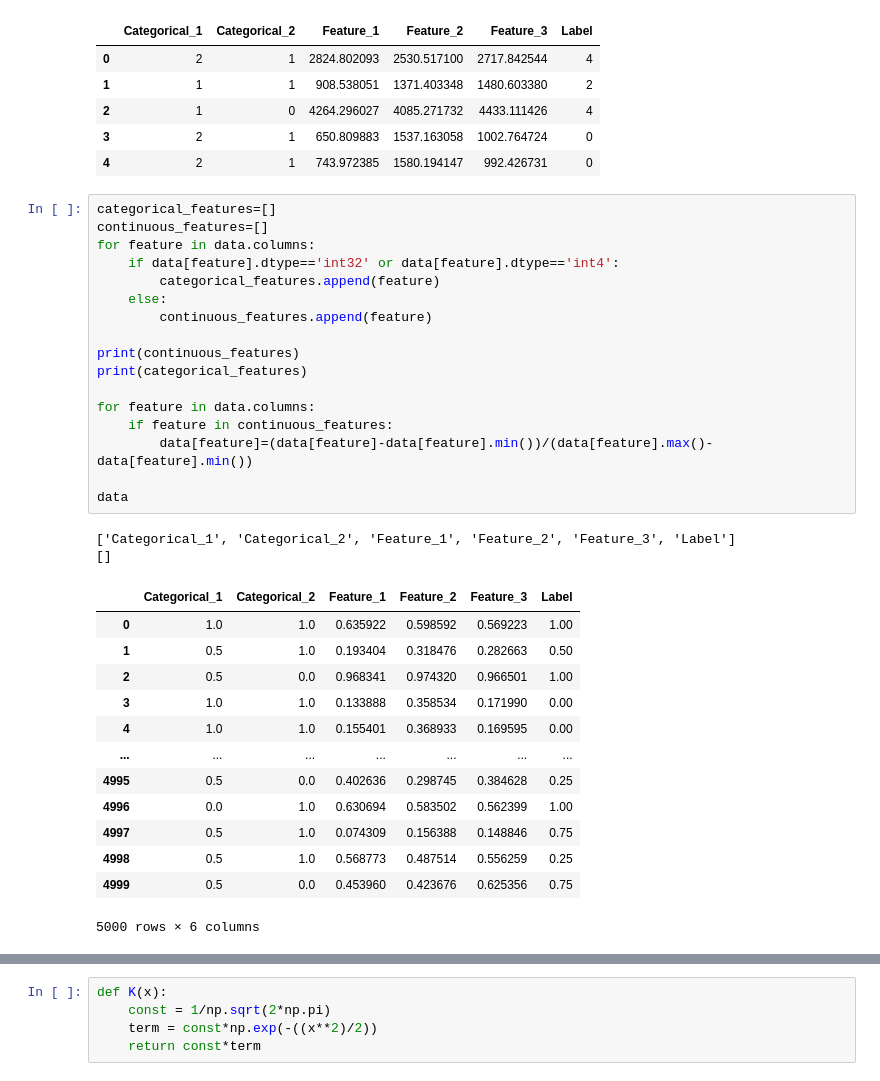
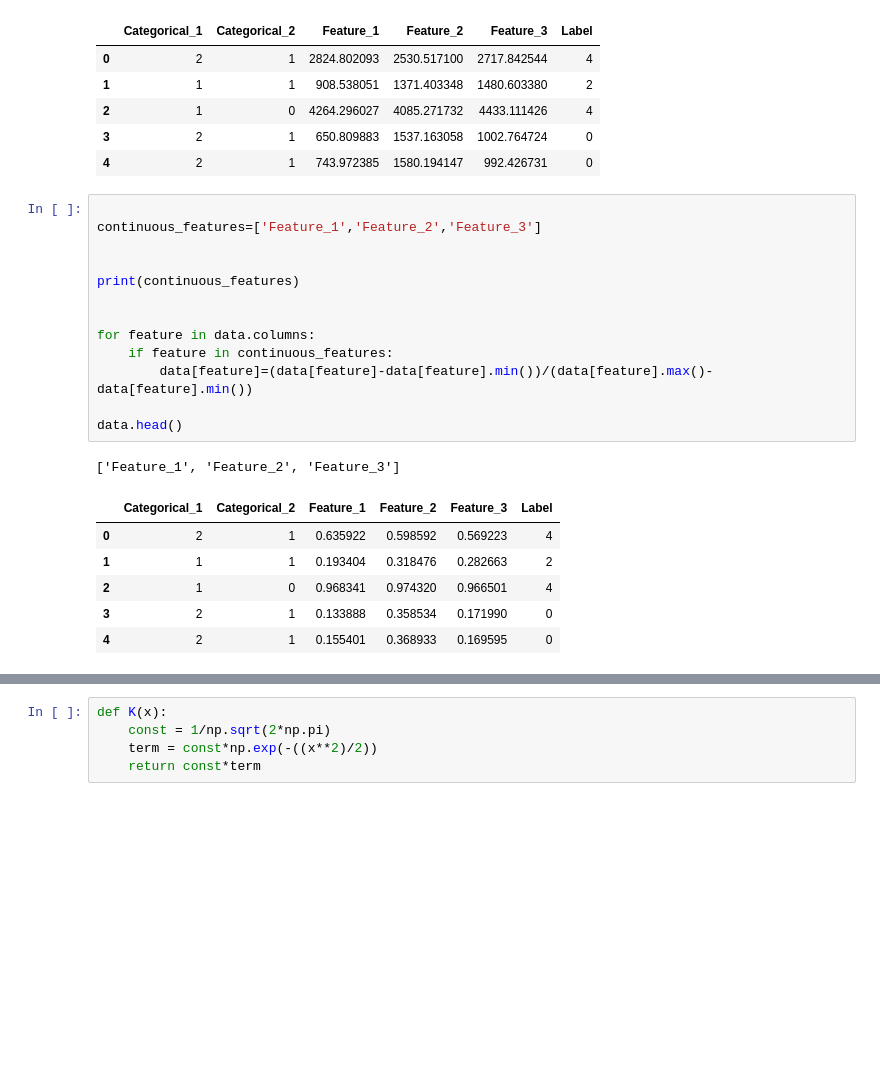
Before and after one commit to rajvee18/machine_learning_1, a Jupyter notebook: assignment1.ipynb, the cells around one changed output, grey strips where cells are left out. Saved outputs shown, nothing was run; the diff lists cells and outputs as text; blank space fills up the shorter version.

```diff
--- a/assignment1.ipynb
+++ b/assignment1.ipynb
@@ -16,38 +16,26 @@ data.head()
 | 3 | 2 | 1 | 650.809883 | 1537.163058 | 1002.764724 | 0 |
 | 4 | 2 | 1 | 743.972385 | 1580.194147 | 992.426731 | 0 |
 # %%
-categorical_features=[]
-continuous_features=[]
-for feature in data.columns:
-    if data[feature].dtype=='int32' or data[feature].dtype=='int4':
-        categorical_features.append(feature)
-    else:
-        continuous_features.append(feature)
+
+continuous_features=['Feature_1','Feature_2','Feature_3']
+
 
 print(continuous_features)
-print(categorical_features)
+
 
 for feature in data.columns:
     if feature in continuous_features:
         data[feature]=(data[feature]-data[feature].min())/(data[feature].max()-data[feature].min())
 
-data
+data.head()
 # %% [output]
-['Categorical_1', 'Categorical_2', 'Feature_1', 'Feature_2', 'Feature_3', 'Label']
-[]
+['Feature_1', 'Feature_2', 'Feature_3']
 |  | Categorical_1 | Categorical_2 | Feature_1 | Feature_2 | Feature_3 | Label |
-| 0 | 1.0 | 1.0 | 0.635922 | 0.598592 | 0.569223 | 1.00 |
-| 1 | 0.5 | 1.0 | 0.193404 | 0.318476 | 0.282663 | 0.50 |
-| 2 | 0.5 | 0.0 | 0.968341 | 0.974320 | 0.966501 | 1.00 |
-| 3 | 1.0 | 1.0 | 0.133888 | 0.358534 | 0.171990 | 0.00 |
-| 4 | 1.0 | 1.0 | 0.155401 | 0.368933 | 0.169595 | 0.00 |
-| ... | ... | ... | ... | ... | ... | ... |
-| 4995 | 0.5 | 0.0 | 0.402636 | 0.298745 | 0.384628 | 0.25 |
-| 4996 | 0.0 | 1.0 | 0.630694 | 0.583502 | 0.562399 | 1.00 |
-| 4997 | 0.5 | 1.0 | 0.074309 | 0.156388 | 0.148846 | 0.75 |
-| 4998 | 0.5 | 1.0 | 0.568773 | 0.487514 | 0.556259 | 0.25 |
-| 4999 | 0.5 | 0.0 | 0.453960 | 0.423676 | 0.625356 | 0.75 |
+| 0 | 2 | 1 | 0.635922 | 0.598592 | 0.569223 | 4 |
+| 1 | 1 | 1 | 0.193404 | 0.318476 | 0.282663 | 2 |
+| 2 | 1 | 0 | 0.968341 | 0.974320 | 0.966501 | 4 |
+| 3 | 2 | 1 | 0.133888 | 0.358534 | 0.171990 | 0 |
+| 4 | 2 | 1 | 0.155401 | 0.368933 | 0.169595 | 0 |
-5000 rows × 6 columns
 # %%
 def bins_counts(feature):
     bins=np.linspace(data[feature].max(),data[feature].min(),20)
```
Also changed, not shown: parts of 12 cells of this notebook.
